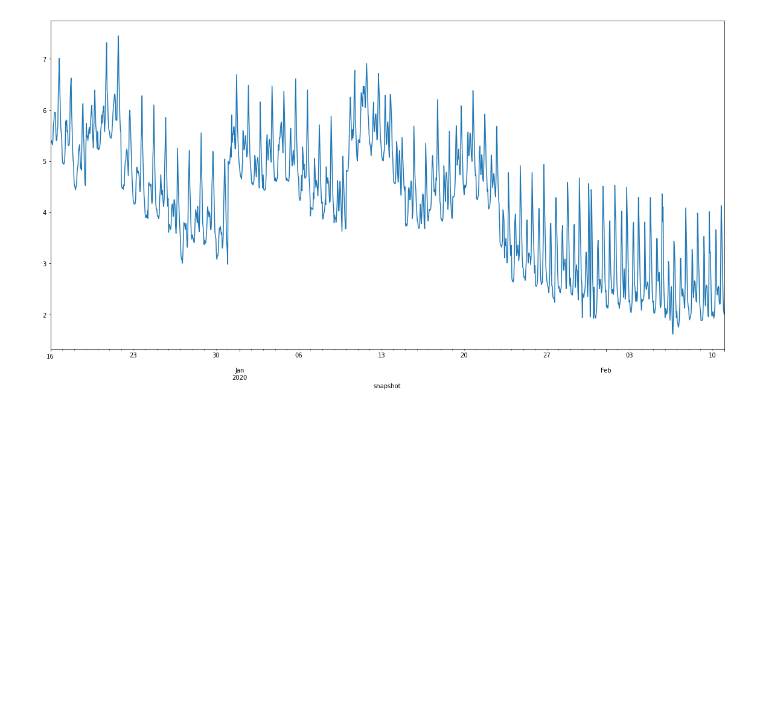
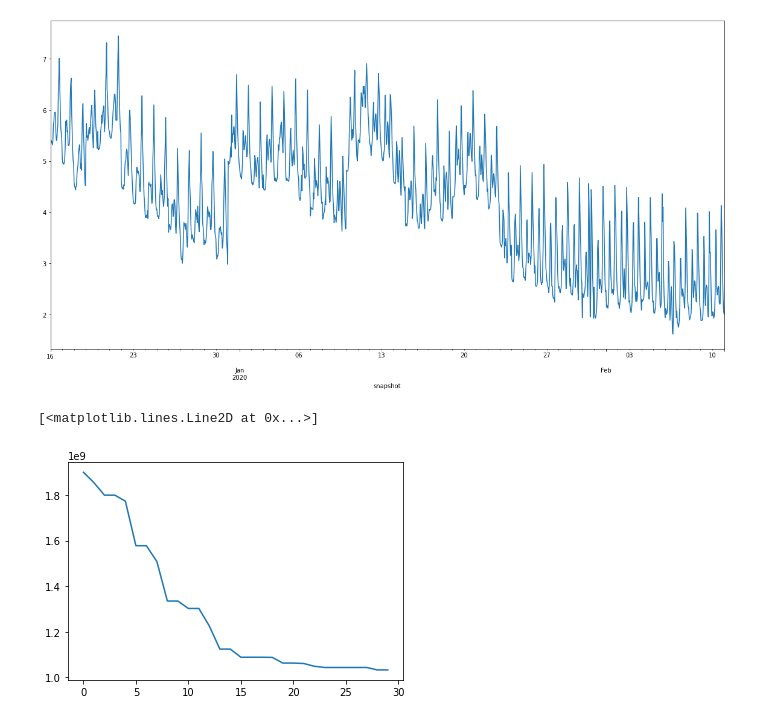
Before and after one commit to deependran7/grid_optimization, a Jupyter notebook: Binary_Optimization_Dry.ipynb, the cells around one changed output. Saved outputs shown, nothing was run; the diff lists cells and outputs as text; code cells hidden in the pictures; blank space fills up the shorter version.

```diff
--- a/Binary_Optimization_Dry.ipynb
+++ b/Binary_Optimization_Dry.ipynb
@@ -197,3 +197,16 @@ loss.plot(ax=ax)
 [figure]
 # %%
 #power pooling
+# %%
+import re
+genen = pd.read_fwf('gen.txt')
+cost = []
+for i in range(len(genen)):
+    a=float(re.findall('\d*\.?\d+',genen.iloc[i].to_string())[1])
+    if a > 100:
+        cost.append(a)
+# %%
+plt.plot(cost)
+# %% [output]
+[<matplotlib.lines.Line2D at 0x...>]
+[figure, added]
```
Also changed, not shown: 2 other files.
